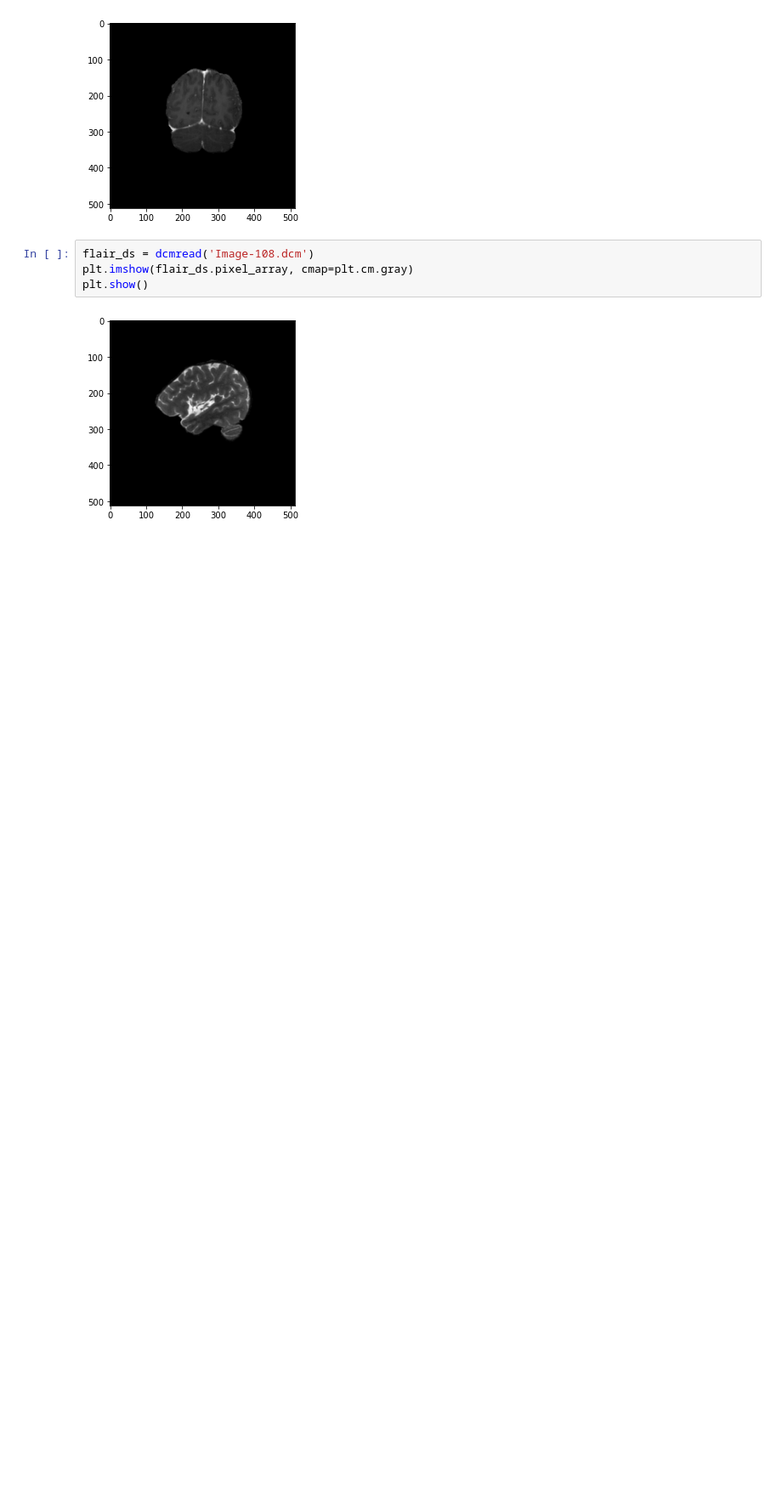
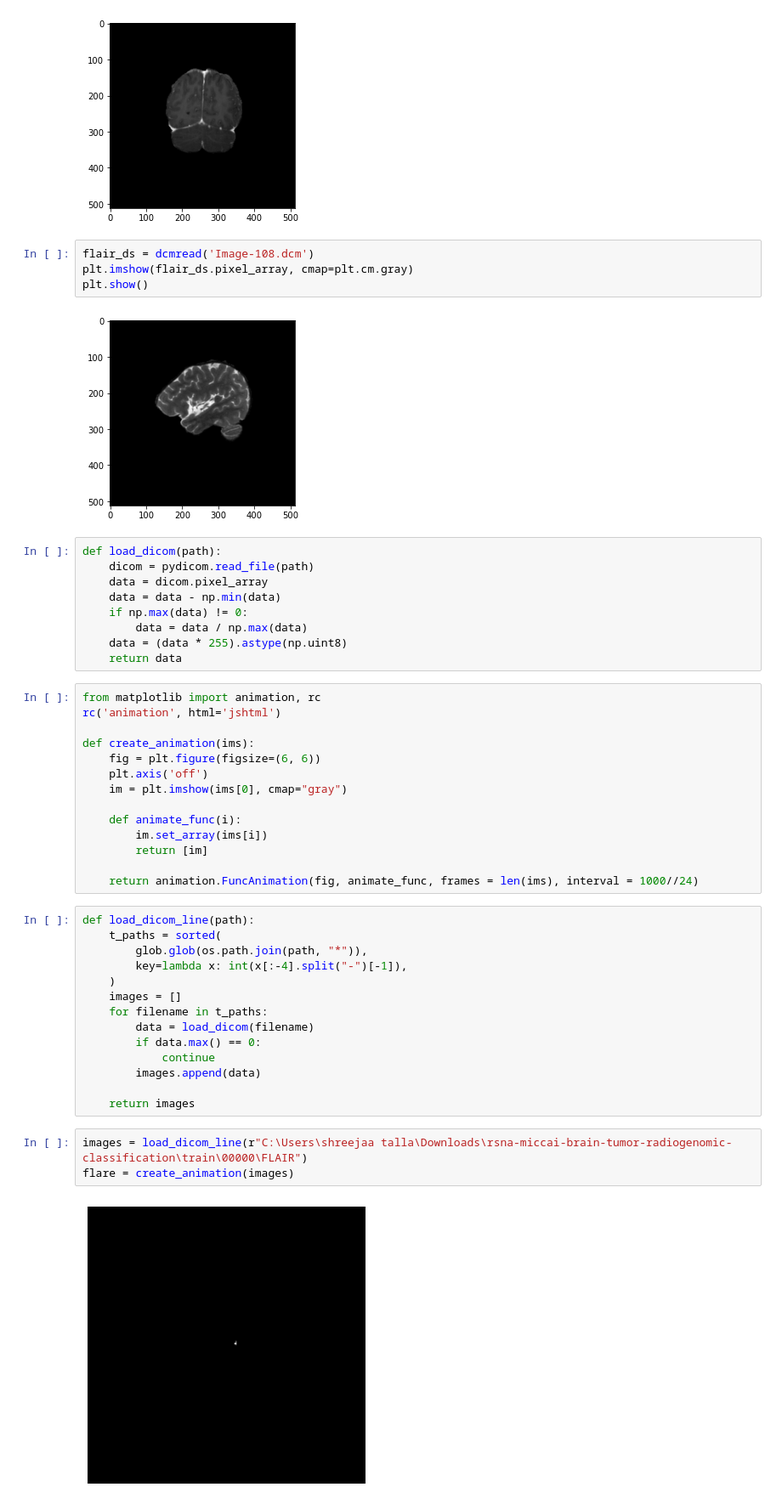
Before and after one commit to Shreejaa/AML_Team_project, a Jupyter notebook: Data_Analysis.ipynb, the cells around one changed output. Shown: that part at 85% size. Cells and saved outputs as stored; diff of their text form; blank space fills up the shorter version.

```diff
--- a/Data_Analysis.ipynb
+++ b/Data_Analysis.ipynb
@@ -28,3 +42,45 @@ plt.imshow(flair_ds.pixel_array, cmap=plt.cm.gray)
 plt.show()
 # %% [output]
 [figure]
+# %%
+def load_dicom(path):
+    dicom = pydicom.read_file(path)
+    data = dicom.pixel_array
+    data = data - np.min(data)
+    if np.max(data) != 0:
+        data = data / np.max(data)
+    data = (data * 255).astype(np.uint8)
+    return data
+# %%
+from matplotlib import animation, rc
+rc('animation', html='jshtml')
+
+def create_animation(ims):
+    fig = plt.figure(figsize=(6, 6))
+    plt.axis('off')
+    im = plt.imshow(ims[0], cmap="gray")
+
+    def animate_func(i):
+        im.set_array(ims[i])
+        return [im]
+
+    return animation.FuncAnimation(fig, animate_func, frames = len(ims), interval = 1000//24)
+# %%
+def load_dicom_line(path):
+    t_paths = sorted(
+        glob.glob(os.path.join(path, "*")),
+        key=lambda x: int(x[:-4].split("-")[-1]),
+    )
+    images = []
+    for filename in t_paths:
+        data = load_dicom(filename)
+        if data.max() == 0:
+            continue
+        images.append(data)
+
+    return images
+# %%
+images = load_dicom_line(r"C:\Users\shreejaa talla\Downloads\rsna-miccai-brain-tumor-radiogenomic-classification\train\00000\FLAIR")
+flare = create_animation(images)
+# %% [output]
+[figure, added]
```
Also changed, not shown: parts of 10 cells of this notebook, 11 other files.
